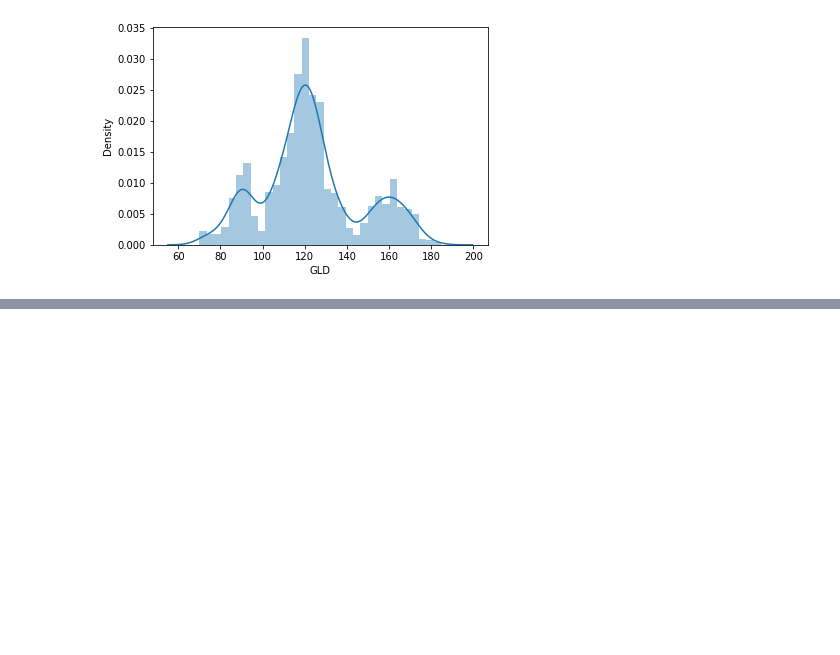
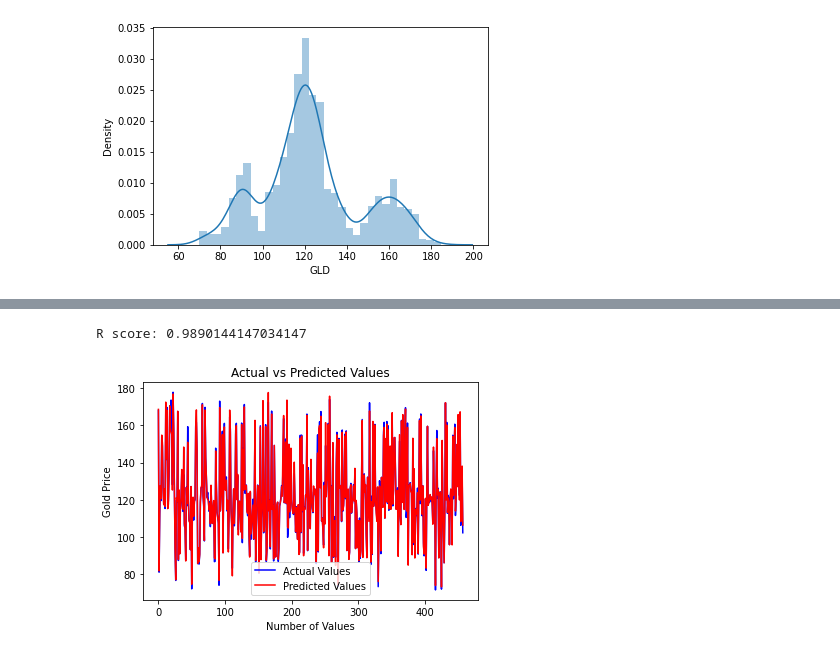
Before and after one commit to Joykareko/Data-Science-Projects, a Jupyter notebook: Gold_Price_Prediction_ML_Project_12.ipynb, the cells around one changed output, grey strips where cells are left out. Saved outputs shown, nothing was run; the diff lists cells and outputs as text; code cells hidden in the pictures; blank space fills up the shorter version.

```diff
--- a/Gold_Price_Prediction_ML_Project_12.ipynb
+++ b/Gold_Price_Prediction_ML_Project_12.ipynb
@@ -82,3 +82,9 @@ sns.distplot(gold_data['GLD'])
 [figure]
 # %%
 #splitting features and target
+X = gold_data.drop(columns = ['Date','GLD'], axis = 1)
+Y = gold_data['GLD']
+# %%
+#splitting to training and testing
+X_train,X_test,Y_train,Y_test = train_test_split(X,Y, test_size = 0.2 , random_state = 2)
+print(X_train.shape,X_test.shape,Y_train.shape,Y_test.shape)
@@ -84,0 +93,3 @@ sns.distplot(gold_data['GLD'])
+# %%
+regressor = RandomForestRegressor()
+regressor.fit(X_train,Y_train)
@@ -84,0 +104,19 @@ sns.distplot(gold_data['GLD'])
+# %%
+testing_data_pred = regressor.predict(X_test)
+# %%
+error_score = metrics.r2_score(Y_test,testing_data_pred)
+print('R score:',error_score)
+# %% [output]
+R score: 0.9890144147034147
+# %%
+#comparing actual and predicted values
+Y_test = list(Y_test)
+plt.plot(Y_test,color = 'blue', label = 'Actual Values')
+plt.plot(testing_data_pred, color = 'red', label = 'Predicted Values')
+plt.title('Actual vs Predicted Values')
+plt.xlabel('Number of Values')
+plt.ylabel('Gold Price')
+plt.legend()
+plt.show()
+# %% [output]
+[figure, added]
```
Also changed, not shown: parts of 2 cells of this notebook.
